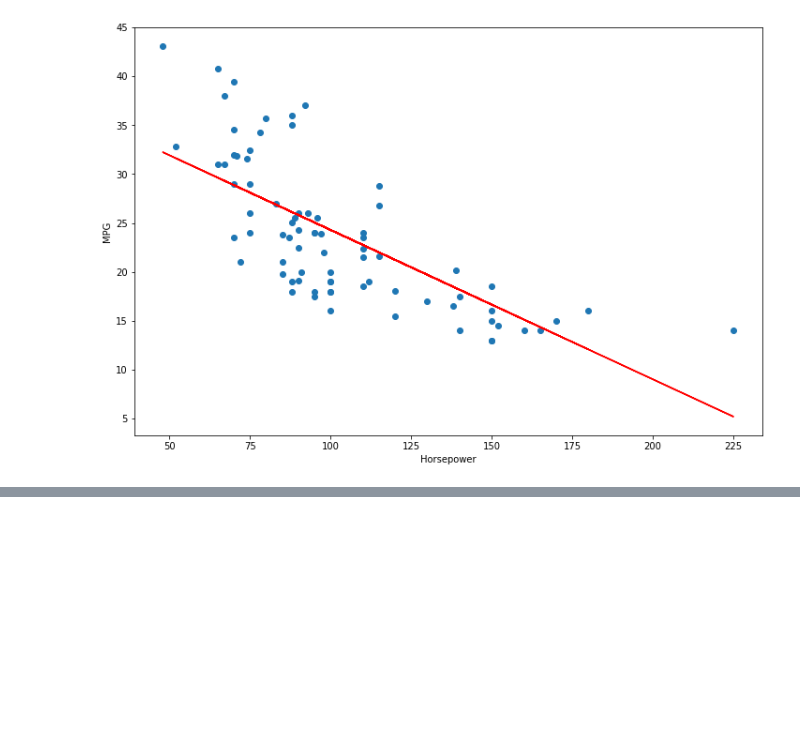
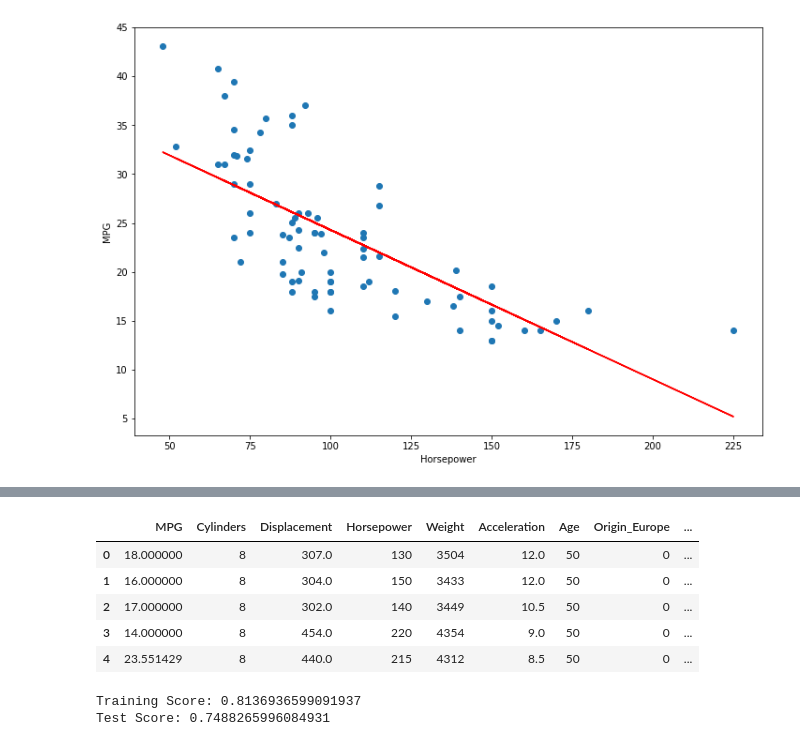
Before and after one commit to arorapankaj/PythonPractise, a Jupyter notebook: BaselineRegressionModel.ipynb, the cells around one changed output, grey strips where cells are left out. Cells and saved outputs as stored; diff of their text form; code cells hidden in the pictures; blank space fills up the shorter version.

Commit message:
Multiple Linear Regression

```diff
--- a/BaselineRegressionModel.ipynb
+++ b/BaselineRegressionModel.ipynb
@@ -87,0 +108,29 @@ plt.show()
+# %%
+automobile_df.head()
+# %% [output]
+|  | MPG | Cylinders | Displacement | Horsepower | Weight | Acceleration | Age | Origin_Europe | ... |
+| 0 | 18.000000 | 8 | 307.0 | 130 | 3504 | 12.0 | 50 | 0 | ... |
+| 1 | 16.000000 | 8 | 304.0 | 150 | 3433 | 12.0 | 50 | 0 | ... |
+| 2 | 17.000000 | 8 | 302.0 | 140 | 3449 | 10.5 | 50 | 0 | ... |
+| 3 | 14.000000 | 8 | 454.0 | 220 | 4354 | 9.0 | 50 | 0 | ... |
+| 4 | 23.551429 | 8 | 440.0 | 215 | 4312 | 8.5 | 50 | 0 | ... |
+# %%
+# Using Mutiple Linear Regression
+X = automobile_df.drop('MPG', axis=1)
+Y = automobile_df['MPG']
+
+from sklearn.model_selection import train_test_split
+x_train, x_test, y_train, y_test = train_test_split(X, Y, test_size = 0.2)
+
+from sklearn.linear_model import LinearRegression
+linear_model = LinearRegression(normalize=True).fit(x_train, y_train)
+
+print('Training Score:', linear_model.score(x_train, y_train))
+
+y_pred = linear_model.predict(x_test)
+
+from sklearn.metrics import r2_score
+print('Test Score:', r2_score(y_test, y_pred))
+# %% [output]
+Training Score: 0.8136936599091937
+Test Score: 0.7488265996084931
```
Also changed, not shown: parts of 2 cells of this notebook.
